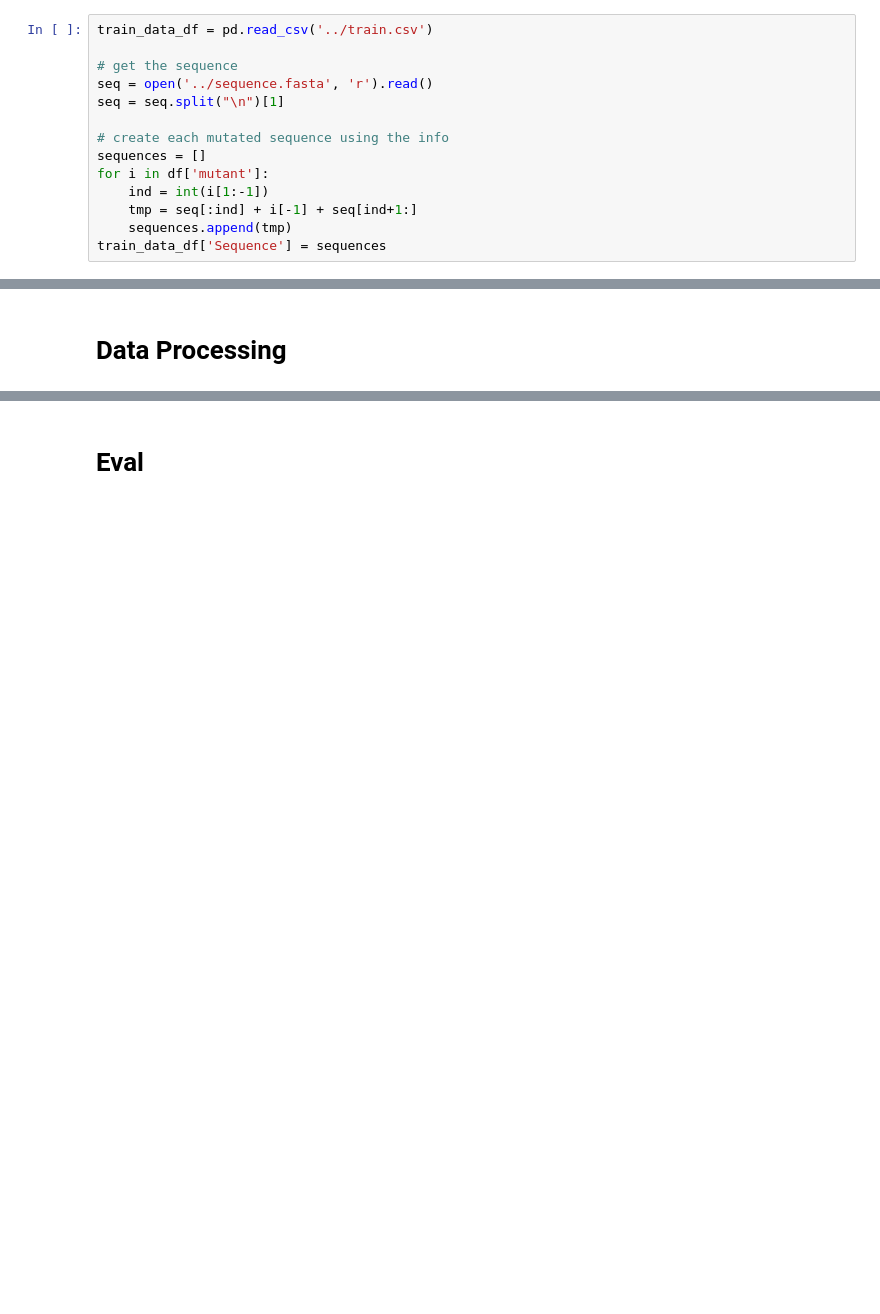
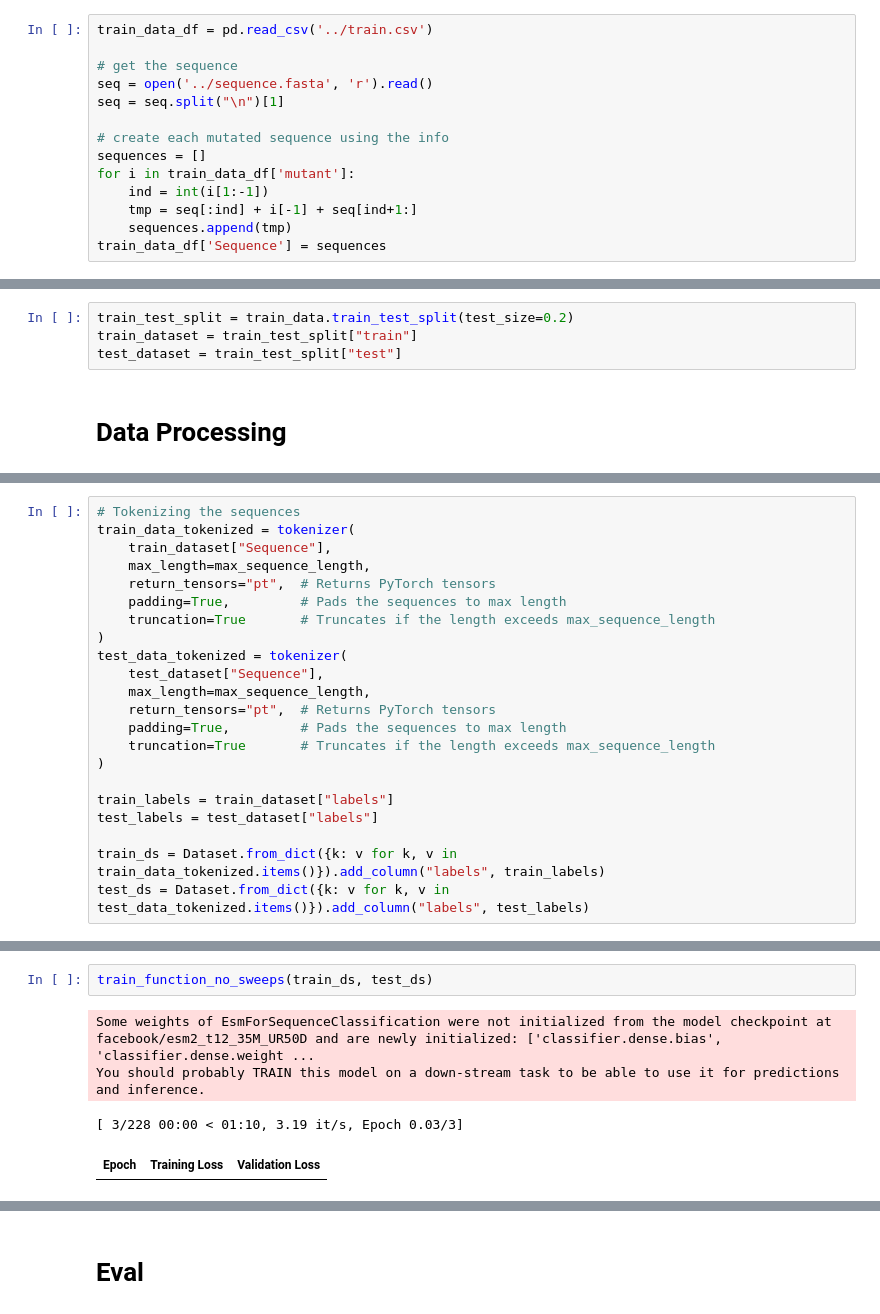
Before and after one commit to radroof22/cse-7850-combio-hackathon, a Jupyter notebook: esm_lora/esm_v2.ipynb, the cells around one changed output, grey strips where cells are left out. Drawn from its saved outputs; the diff is of its cells as text; blank space fills up the shorter version.

```diff
--- a/esm_lora/esm_v2.ipynb
+++ b/esm_lora/esm_v2.ipynb
@@ -11,7 +11,7 @@ seq = seq.split("\n")[1]
 
 # create each mutated sequence using the info
 sequences = []
-for i in df['mutant']:
+for i in train_data_df['mutant']:
     ind = int(i[1:-1])
     tmp = seq[:ind] + i[-1] + seq[ind+1:]
     sequences.append(tmp)
@@ -62,6 +64,10 @@ def compute_loss(model, inputs):
 from datasets import Dataset
 
 train_data = Dataset.from_pandas(train_data_df)
+# %%
+train_test_split = train_data.train_test_split(test_size=0.2)
+train_dataset = train_test_split["train"]
+test_dataset = train_test_split["test"]
 # %% [markdown]
 # Data Processing
 # %%
@@ -131,0 +83,22 @@ print(len(train_ds), len(eval_ds))
+# %%
+# Tokenizing the sequences
+train_data_tokenized = tokenizer(
+    train_dataset["Sequence"],
+    max_length=max_sequence_length,
+    return_tensors="pt",  # Returns PyTorch tensors
+    padding=True,         # Pads the sequences to max length
+    truncation=True       # Truncates if the length exceeds max_sequence_length
+)
+test_data_tokenized = tokenizer(
+    test_dataset["Sequence"],
+    max_length=max_sequence_length,
+    return_tensors="pt",  # Returns PyTorch tensors
+    padding=True,         # Pads the sequences to max length
+    truncation=True       # Truncates if the length exceeds max_sequence_length
+)
+
+train_labels = train_dataset["labels"]
+test_labels = test_dataset["labels"]
+
+train_ds = Dataset.from_dict({k: v for k, v in train_data_tokenized.items()}).add_column("labels", train_labels)
+test_ds = Dataset.from_dict({k: v for k, v in test_data_tokenized.items()}).add_column("labels", test_labels)
@@ -131,0 +193,7 @@ print(len(train_ds), len(eval_ds))
+# %%
+train_function_no_sweeps(train_ds, test_ds)
+# %% [output]
+Some weights of EsmForSequenceClassification were not initialized from the model checkpoint at facebook/esm2_t12_35M_UR50D and are newly initialized: ['classifier.dense.bias', 'classifier.dense.weight ...
+You should probably TRAIN this model on a down-stream task to be able to use it for predictions and inference.
+[ 3/228 00:00 < 01:10, 3.19 it/s, Epoch 0.03/3]
+| Epoch | Training Loss | Validation Loss |
```
Also changed, not shown: parts of 16 cells of this notebook, 1 other file.
